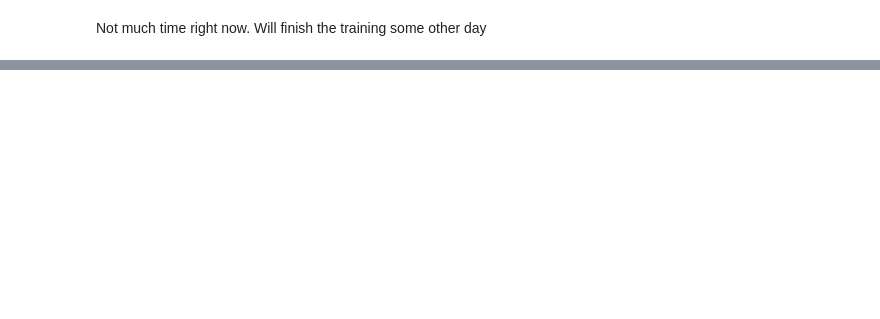
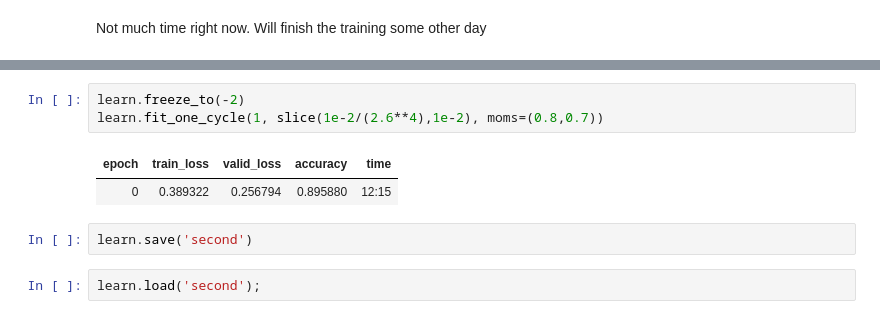
Before and after one commit to Abhinav2907/DLFAI, a Jupyter notebook: imdb.ipynb, the cells around one changed output, grey strips where cells are left out. Cells and saved outputs as stored; diff of their text form; blank space fills up the shorter version.

```diff
--- a/imdb.ipynb
+++ b/imdb.ipynb
@@ -148,0 +200,10 @@ Not much time right now. Will finish the training some other day
+# %%
+learn.freeze_to(-2)
+learn.fit_one_cycle(1, slice(1e-2/(2.6**4),1e-2), moms=(0.8,0.7))
+# %% [output]
+| epoch | train_loss | valid_loss | accuracy | time |
+| 0 | 0.389322 | 0.256794 | 0.895880 | 12:15 |
+# %%
+learn.save('second')
+# %%
+learn.load('second');
```
Also changed, not shown: parts of 26 cells of this notebook.
